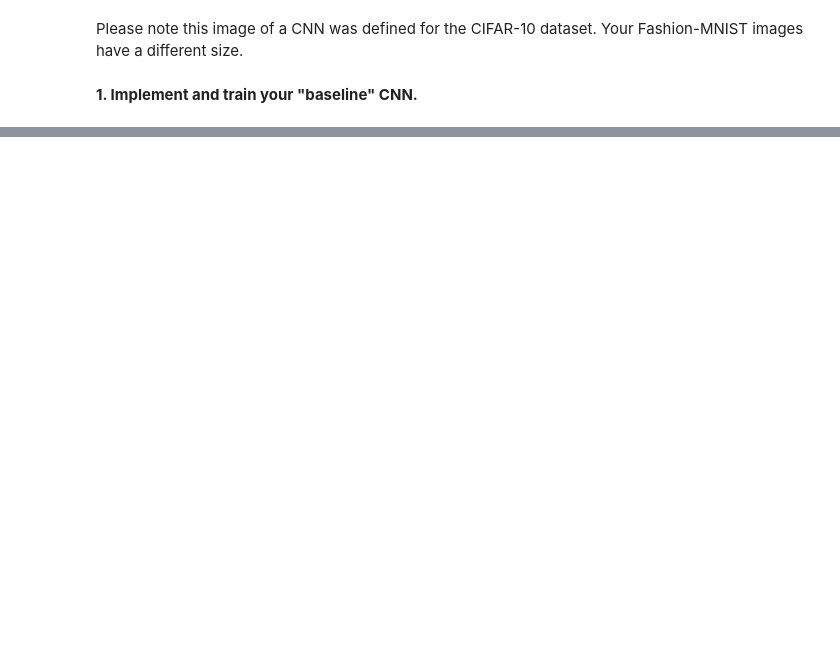
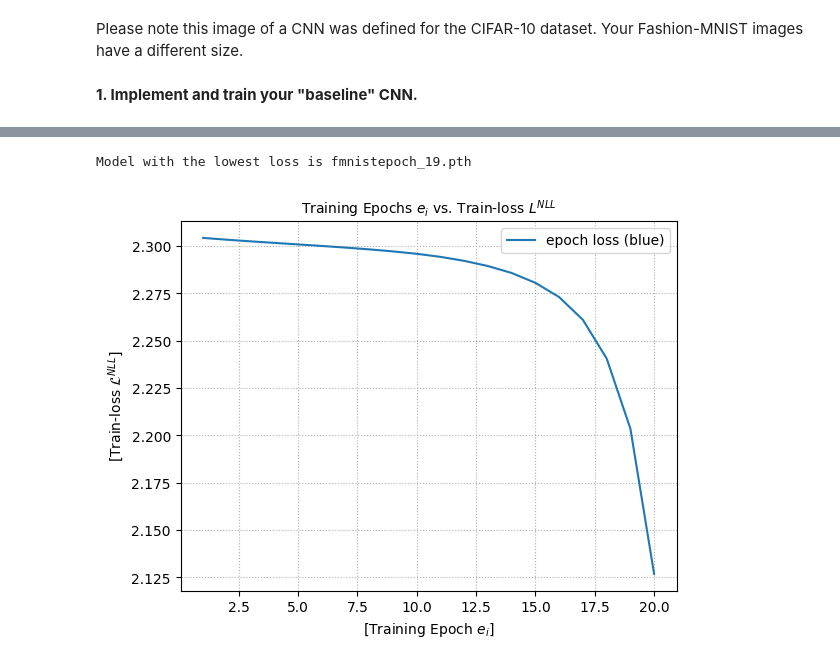
Before and after one commit to JoachimOliver/Fashion-MNIST-project, a Jupyter notebook: Assignment.ipynb, the cells around one changed output, grey strips where cells are left out. Drawn from its saved outputs; the diff is of its cells as text; code cells hidden in the pictures; blank space fills up the shorter version.

```diff
--- a/Assignment.ipynb
+++ b/Assignment.ipynb
@@ -156,0 +135,8 @@ The **Fashion-MNIST database** is a large database of Zalando articles that is c
+# %%
+#### Step 2. define transformations and download the "train" dataset ############
+
+# ***************************************************
+transformation = torchvision.transforms.Compose([torchvision.transforms.ToTensor()])
+
+fmnist_train_data = torchvision.datasets.FashionMNIST(root=train_path, train=True, transform=transformation, download=True)
+# ***************************************************
@@ -221,0 +263,27 @@ Please note this image of a CNN was defined for the CIFAR-10 dataset. Your Fashi
+# %%
+#### Step 3. run model training ######################################################################################
+
+# ***************************************************
+train_epoch_losses = []
+model.train()
+
+for epoch in range(num_epochs):
+    train_mini_batch_losses = []
+    for i, (images, labels) in enumerate(fmnist_train_dataloader):
+        images = images.to(device)
+        labels = labels.to(device)
+        output = model(images)
+        model.zero_grad()
+        loss = nll_loss(output,labels)
+        loss.backward()
+        optimizer.step()
+        train_mini_batch_losses.append(loss.data.item())
+    train_epoch_loss = np.mean(train_mini_batch_losses)
+
+    now = datetime.utcnow().strftime("%Y%m%d-%H:%M:%S")
+    print('[LOG {}] epoch: {} train-loss: {}'.format(str(now), str(epoch), str(train_epoch_loss)))
+    model_name = 'fmnistepoch_{}.pth'.format(str(epoch))
+    torch.save(model.state_dict(), os.path.join(models_directory+"/",model_name)) #Note there may be an error due to local storage, iferror del +"/"
+    train_epoch_losses.append(train_epoch_loss)
+
+# ***************************************************
@@ -221,0 +311,16 @@ Please note this image of a CNN was defined for the CIFAR-10 dataset. Your Fashi
+# %%
+print("Model with the lowest loss is fmnistepoch_{}.pth".format(np.argmin(train_epoch_losses)))
+# %% [output]
+Model with the lowest loss is fmnistepoch_19.pth
+# %%
+##Plot of train_loss
+fig = plt.figure()
+ax = fig.add_subplot(111)
+ax.grid(linestyle='dotted')
+ax.plot(np.array(range(1, len(train_epoch_losses)+1)), train_epoch_losses, label='epoch loss (blue)')
+ax.set_xlabel("[Training Epoch $e_i$]", fontsize=10)
+ax.set_ylabel("[Train-loss $\mathcal{L}^{NLL}$]", fontsize=10)
+plt.legend(loc="upper right", numpoints=1, fancybox=True)
+plt.title('Training Epochs $e_i$ vs. Train-loss $L^{NLL}$', fontsize=10);
+# %% [output]
+[figure, added]
```
Also changed, not shown: parts of 27 cells of this notebook.
